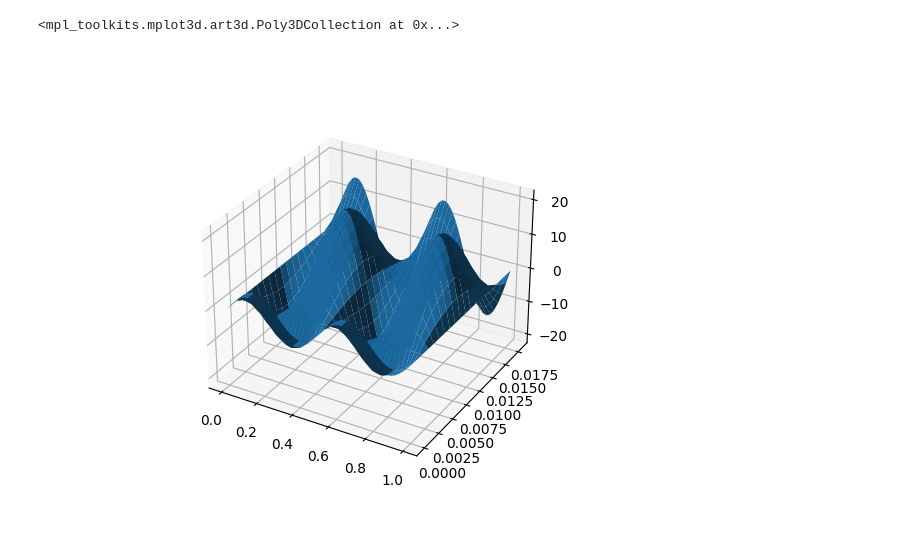
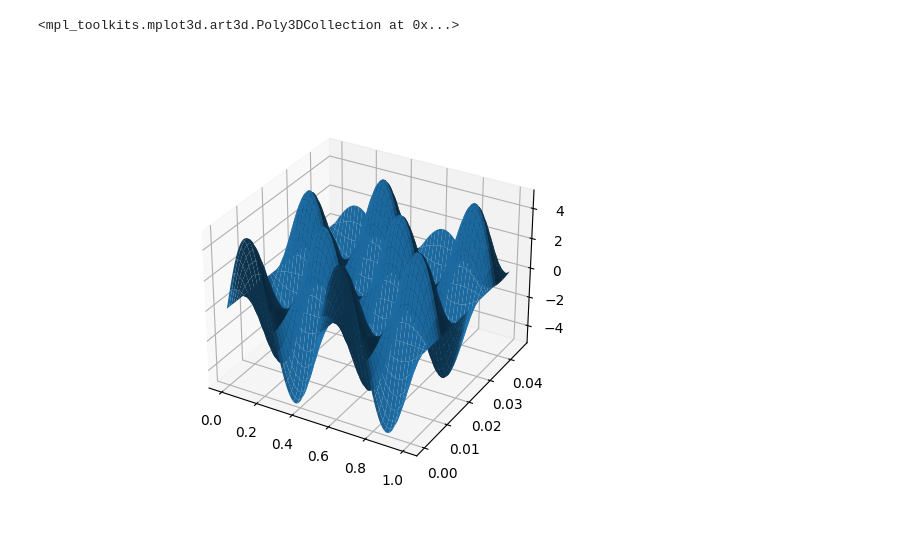
Before and after one commit to brouwerb/NeurNetz, a Jupyter notebook: week_2/wave.ipynb, the cells around one changed output. Cells and saved outputs as stored; diff of their text form; code cells hidden in the pictures.

```diff
--- a/week_2/wave.ipynb
+++ b/week_2/wave.ipynb
@@ -1,32 +1,32 @@
 # %%
 %matplotlib widget
 import matplotlib.pyplot as plt
 import numpy as np
 
-xres = 50
-tr = 20
+xres = 1000
+tr = 1000
 c = 20
 tres = 0.9/(xres*c)
 wav = np.zeros([tr, xres])
 x0 = np.linspace(0, 1, xres)
 
 XX, YY = np.meshgrid(x0, np.linspace(0, tres*tr, tr))
 
 
 wav[0] = (5*np.sin(4*np.pi*x0))
 wav[1] = (5*np.sin(4*np.pi*x0))
 #erste rechnung
-# for j in range(1, len(wav[0])-1):
-#     wav[1][j] = (c**2 * (wav[0][j-1] + wav[0][j+1] - 2*wav[0][j])*(tres*xres)**2 + wav[0][j])
+for j in range(1, len(wav[0])-1):
+    wav[1][j] = (c**2 * (wav[0][j-1] + wav[0][j+1] - 2*wav[0][j])*(tres*xres)**2 + wav[0][j])
 
 #iteration
-for i in range(2, len(wav)-1):
+for i in range(1, len(wav)-1):
     for j in range(1, len(wav[0])-1):
         wav[i + 1][j] = c**2 * (wav[i][j-1] + wav[i][j+1] - 2*wav[i][j])*(tres*xres)**2 + 2*wav[i][j] - wav[i-1][j]
 
 fig, ax = plt.subplots(subplot_kw={"projection": "3d"})
 ax.plot_surface(XX, YY, wav)
 #display(fig)
 # %% [output]
 <mpl_toolkits.mplot3d.art3d.Poly3DCollection at 0x...>
-[figure, old version]
+[figure, new version]
```
Also changed, not shown: 1 other file.
